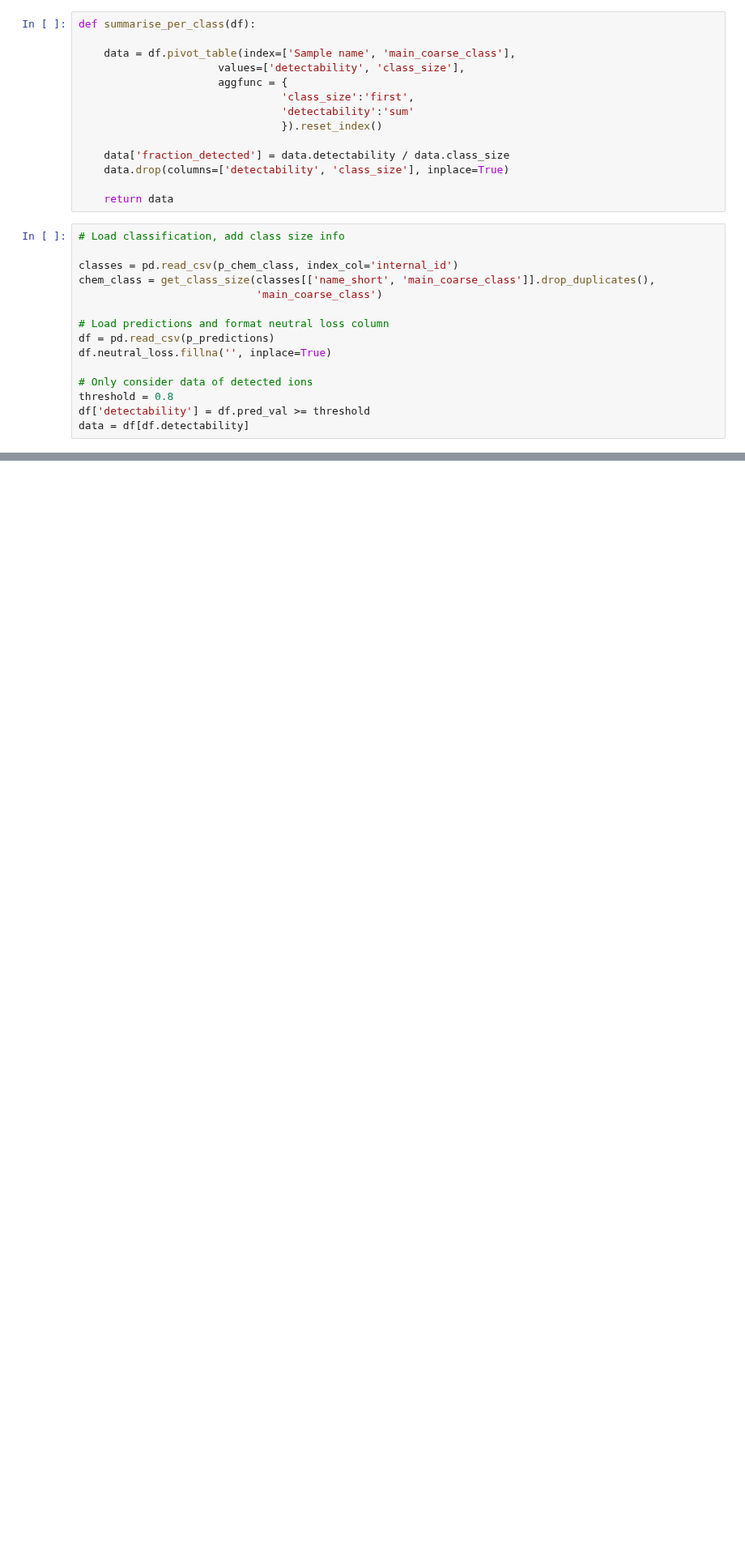
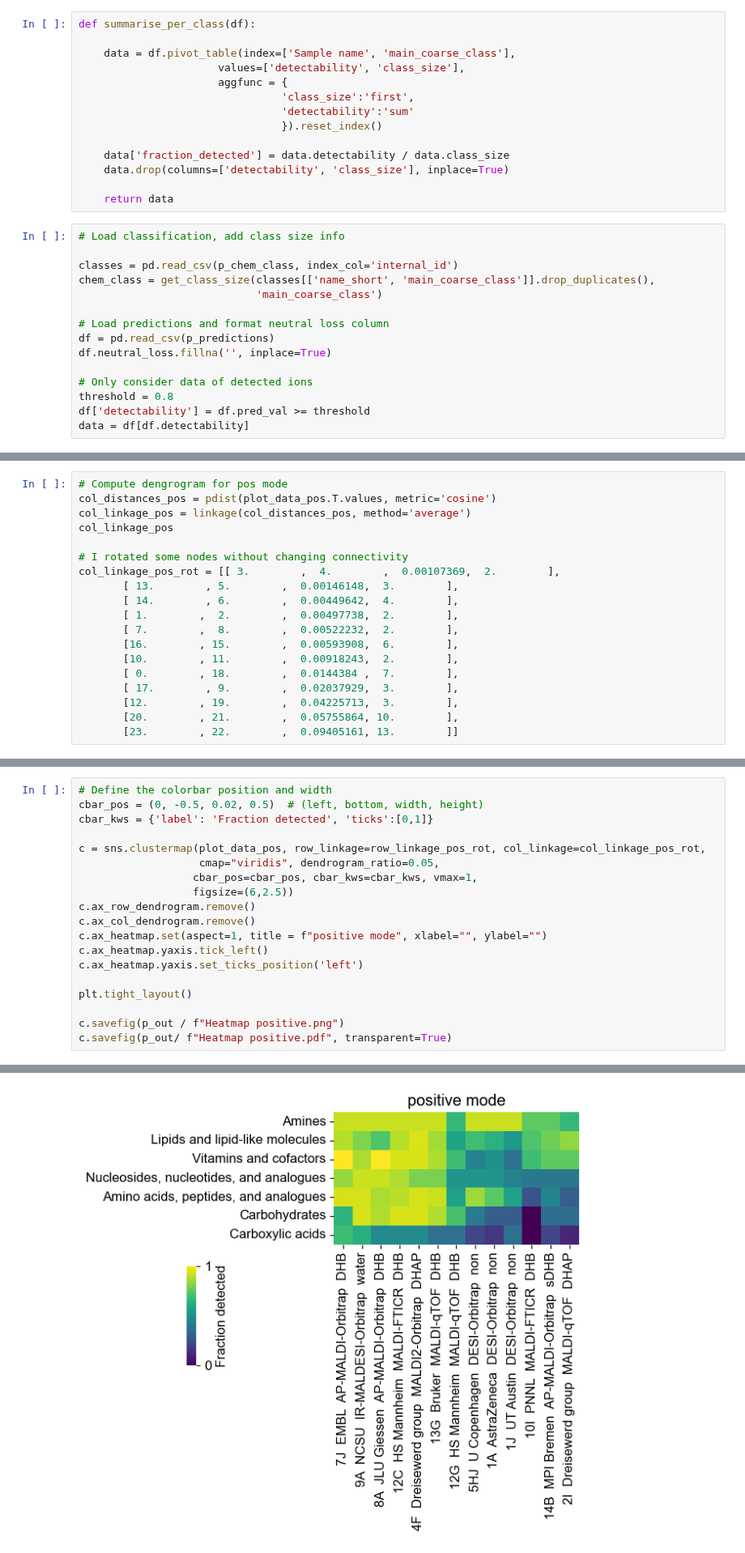
Before and after one commit to saharuka/metabolite_detectability, a Jupyter notebook: interlaboratory_comparison/figure_5B_heatmap_new_version.ipynb, the cells around one changed output, grey strips where cells are left out. Shown at 81% size. Drawn from its saved outputs; the diff is of its cells as text; blank space fills up the shorter version.

```diff
--- a/interlaboratory_comparison/figure_5B_heatmap_new_version.ipynb
+++ b/interlaboratory_comparison/figure_5B_heatmap_new_version.ipynb
@@ -154,0 +224,19 @@ for polarity in ['positive', 'negative']:
+# %%
+# Compute dengrogram for pos mode
+col_distances_pos = pdist(plot_data_pos.T.values, metric='cosine')
+col_linkage_pos = linkage(col_distances_pos, method='average')
+col_linkage_pos
+
+# I rotated some nodes without changing connectivity
+col_linkage_pos_rot = [[ 3.        ,  4.        ,  0.00107369,  2.        ],
+       [ 13.        , 5.        ,  0.00146148,  3.        ],
+       [ 14.        , 6.        ,  0.00449642,  4.        ],
+       [ 1.        ,  2.        ,  0.00497738,  2.        ],
+       [ 7.        ,  8.        ,  0.00522232,  2.        ],
+       [16.        , 15.        ,  0.00593908,  6.        ],
+       [10.        , 11.        ,  0.00918243,  2.        ],
+       [ 0.        , 18.        ,  0.0144384 ,  7.        ],
+       [ 17.        , 9.        ,  0.02037929,  3.        ],
+       [12.        , 19.        ,  0.04225713,  3.        ],
+       [20.        , 21.        ,  0.05755864, 10.        ],
+       [23.        , 22.        ,  0.09405161, 13.        ]]
@@ -154,0 +291,20 @@ for polarity in ['positive', 'negative']:
+# %%
+# Define the colorbar position and width
+cbar_pos = (0, -0.5, 0.02, 0.5)  # (left, bottom, width, height)
+cbar_kws = {'label': 'Fraction detected', 'ticks':[0,1]}
+
+c = sns.clustermap(plot_data_pos, row_linkage=row_linkage_pos_rot, col_linkage=col_linkage_pos_rot,
+                   cmap="viridis", dendrogram_ratio=0.05,
+                  cbar_pos=cbar_pos, cbar_kws=cbar_kws, vmax=1,
+                  figsize=(6,2.5))
+c.ax_row_dendrogram.remove()
+c.ax_col_dendrogram.remove()
+c.ax_heatmap.set(aspect=1, title = f"positive mode", xlabel="", ylabel="")
+c.ax_heatmap.yaxis.tick_left()
+c.ax_heatmap.yaxis.set_ticks_position('left')
+
+plt.tight_layout()
+
+c.savefig(p_out / f"Heatmap positive.png")
+c.savefig(p_out/ f"Heatmap positive.pdf", transparent=True)
+# %% [output]
@@ -154,0 +312 @@ for polarity in ['positive', 'negative']:
+[figure, added]
```
Also changed, not shown: parts of 13 cells of this notebook, 18 other files.
